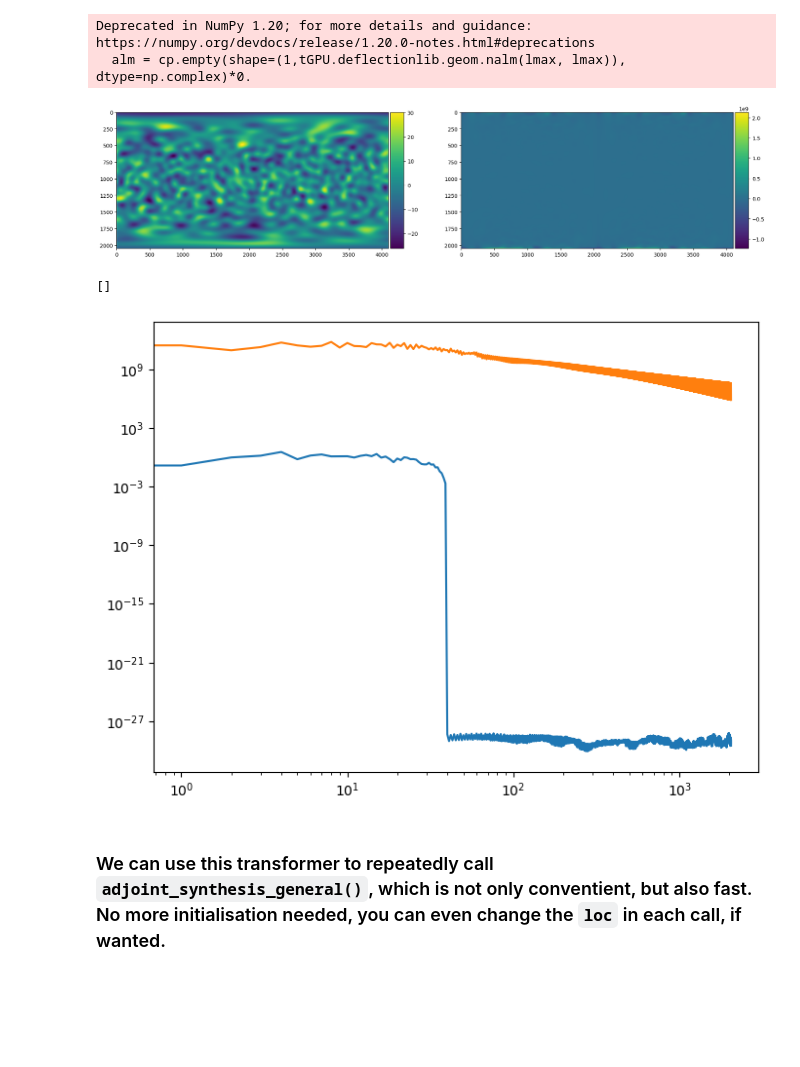
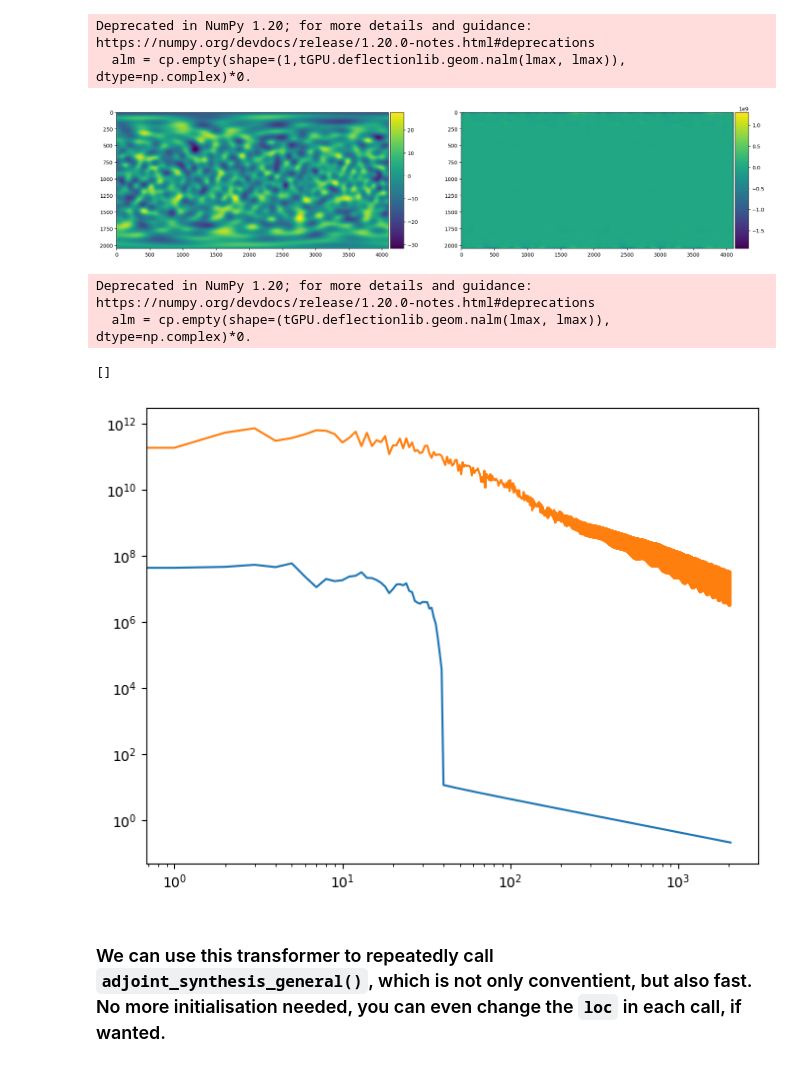
Before and after one commit to Sebastian-Belkner/cunuSHT, a Jupyter notebook: first_steps/adjoint_synthesis_general.ipynb, the cells around one changed output. Cells and saved outputs as stored; diff of their text form; code cells hidden in the pictures; blank space fills up the shorter version.

```diff
--- a/first_steps/adjoint_synthesis_general.ipynb
+++ b/first_steps/adjoint_synthesis_general.ipynb
@@ -72,24 +70,17 @@ plt.colorbar()
 # %% [markdown]
 Then, for the pointing we choose something simple, like a `sin()` function that shifts all theta locations away from the uniform grid by a small amount. We also provide a refernce pointing `loc_nod` that does exactly no remapping.
 # %%
-pointing_phi = np.ones((tGPU.deflectionlib.geom.npix()), dtype=cp.double)
-pointing_theta = np.ones((tGPU.deflectionlib.geom.npix()), dtype=cp.double)
+loc = tGPU.get_grid_uniform()
 
-pointing_theta = (pointing_theta.reshape(lmax+1,-1)*tGPU.deflectionlib.geom.theta[:,np.newaxis]+0.05*np.sin(2*2*np.pi*np.linspace(0,np.pi,lmax+1).reshape(-1,1))).flatten()
-pointing_phi = ((pointing_phi.reshape(lmax+1,-1))* np.linspace(0,2*np.pi,int(tGPU.deflectionlib.geom.nph[0]), endpoint=False)).flatten()
+pointing_theta = (loc[0,:].reshape(lmax+1,-1)+0.05*cp.sin(2*2*np.pi*cp.linspace(0,np.pi,lmax+1).reshape(-1,1))).flatten()
+pointing_phi = loc[1,:]
+pointing_theta = cp.where(pointing_theta>np.pi,pointing_theta-np.pi, pointing_theta)
+pointing_theta = cp.where(pointing_theta<0,pointing_theta+np.pi, pointing_theta)
+pointing_phi = cp.where(pointing_phi>2*np.pi,pointing_phi-2*np.pi, pointing_phi)
+pointing_phi = cp.where(pointing_phi<0,pointing_phi+2*np.pi, pointing_phi)
+loc = cp.array([pointing_theta, pointing_phi])
 
-pointing_theta = np.where(pointing_theta>np.pi,pointing_theta-np.pi, pointing_theta)
-pointing_theta = np.where(pointing_theta<0,pointing_theta+np.pi, pointing_theta)
-pointing_phi = np.where(pointing_phi>2*np.pi,pointing_phi-2*np.pi, pointing_phi)
-pointing_phi = np.where(pointing_phi<0,pointing_phi+2*np.pi, pointing_phi)
-loc = np.array([pointing_theta, pointing_phi])
-
-pp = np.ones((tGPU.deflectionlib.geom.npix()), dtype=cp.double)
-pt = np.ones((tGPU.deflectionlib.geom.npix()), dtype=cp.double)
-_t = (pt.reshape(lmax+1,-1)*tGPU.deflectionlib.geom.theta[:,np.newaxis]).flatten()
-_p = ((pp.reshape(lmax+1,-1))* np.linspace(0,2*np.pi,int(tGPU.deflectionlib.geom.nph[0]), endpoint=False)).flatten()
-# loc_nod = tGPU.dlm2pointing(cp.zeros(shape=coef.shape), lmax, verbose=1, nthreads=10)
-loc_nod = np.array([_t, _p])
+loc_nod = tGPU.get_grid_uniform()
 # %%
 def add_colorbar_to_axis(fig, ax, im):
     divider = make_axes_locatable(ax)
@@ -122,31 +113,35 @@ add_colorbar_to_axis(fig, ax[2,1], im)
 you can choose `loc` or `loc_nod` here and check what happens
 # %%
 alm = cp.empty(shape=(1,tGPU.deflectionlib.geom.nalm(lmax, lmax)), dtype=np.complex)*0.
-res = tGPU.adjoint_synthesis_general(lmax=lmax, mmax=mmax, pointmap=cp.array(m, dtype=np.complex128), loc=cp.array(loc_nod.T), epsilon=1e-10, nthreads=10, alm=cp.array(alm), verbose=True)
+res = tGPU.adjoint_synthesis_general(lmax=lmax, mmax=mmax, pointmap=cp.array(m, dtype=np.complex128), loc=cp.array(loc.T), epsilon=kwargs['epsilon'], alm=cp.array(alm), verbose=True)
 # %% [output]
 Deprecated in NumPy 1.20; for more details and guidance: https://numpy.org/devdocs/release/1.20.0-notes.html#deprecations
   alm = cp.empty(shape=(1,tGPU.deflectionlib.geom.nalm(lmax, lmax)), dtype=np.complex)*0.
 # %%
 fig, ax = plt.subplots(1, 2, figsize=(22,12))
 
 im = ax[0].imshow(m.get().reshape(-1,lmax+1).T)
 add_colorbar_to_axis(fig, ax[0], im)
 
-m_ = cp.zeros(shape=tGPU.deflectionlib.geom.npix())
+m_ = cp.zeros(shape=tGPU.npix())
 tGPU.synthesis(res, lmax=lmax, mmax=lmax, out=m_)
 im = ax[1].imshow(m_.get().reshape(-1,lmax+1).T)
 add_colorbar_to_axis(fig, ax[1], im)
 # %% [output]
-[figure, old version]
+[figure, new version]
 # %%
 fig, ax = plt.subplots(1, 1, figsize=(8,6))
-malm = tGPU.adjoint_synthesis(m.get())[0]
-im = ax.plot(hp.alm2cl(malm))
+
+alm = cp.empty(shape=(tGPU.deflectionlib.geom.nalm(lmax, lmax)), dtype=np.complex)*0.
+malm = tGPU.adjoint_synthesis(m, lmax=lmax, mmax=lmax, out=alm)
+im = ax.plot(hp.alm2cl(malm.get()))
 im = ax.plot(hp.alm2cl(res[0].get()))
 plt.loglog()
 # %% [output]
-[]
+Deprecated in NumPy 1.20; for more details and guidance: https://numpy.org/devdocs/release/1.20.0-notes.html#deprecations
+  alm = cp.empty(shape=(tGPU.deflectionlib.geom.nalm(lmax, lmax)), dtype=np.complex)*0.
+[]
-[figure, old version]
+[figure, new version]
 # %% [markdown]
 ### We can use this transformer to repeatedly call `adjoint_synthesis_general()`, which is not only conventient, but also fast. No more initialisation needed, you can even change the `loc` in each call, if wanted.
 # %%
```
Also changed, not shown: parts of 9 cells of this notebook, 3 other files.
